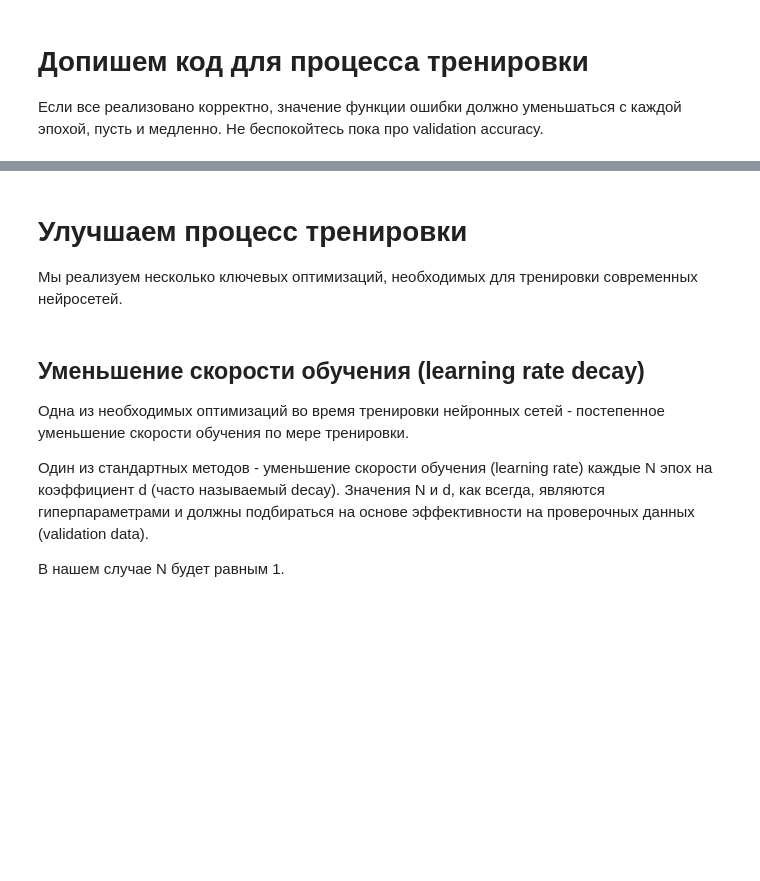
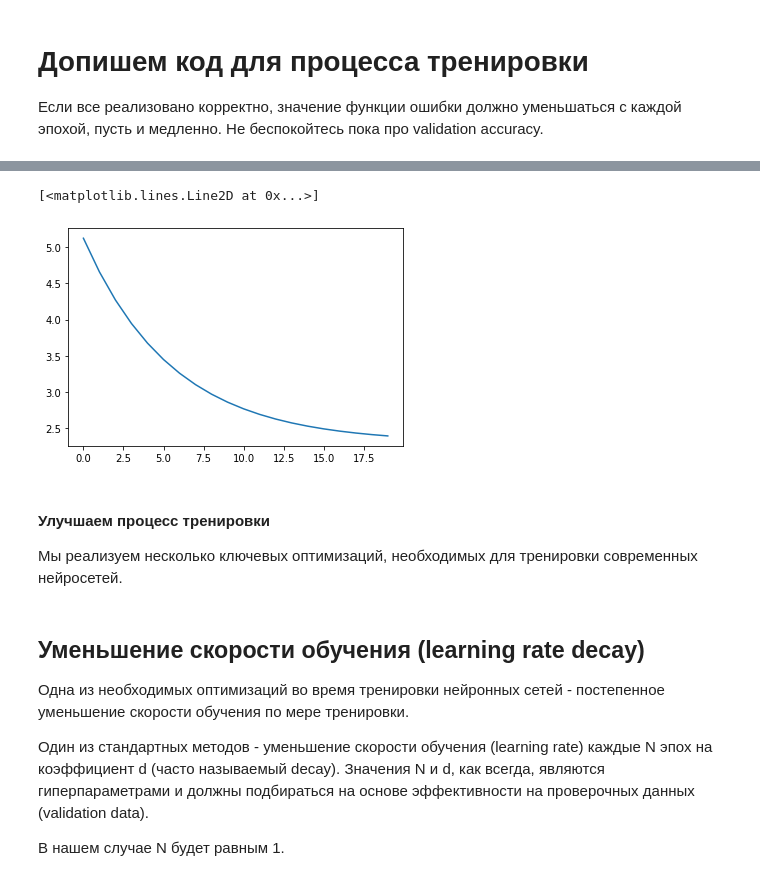
Before and after one commit to PsychoXgod/dlcourse_ai, a Jupyter notebook: assignments/assignment2/Neural Network.ipynb, the cells around one changed output, grey strips where cells are left out. Cells and saved outputs as stored; diff of their text form; code cells hidden in the pictures; blank space fills up the shorter version.

```diff
--- a/assignments/assignment2/Neural Network.ipynb
+++ b/assignments/assignment2/Neural Network.ipynb
@@ -137,7 +139,7 @@ multiclass_accuracy(model_with_reg.predict(train_X[:30]), train_y[:30])
 # %%
 model = TwoLayerNet(n_input = train_X.shape[1], n_output = 10, hidden_layer_size = 100, reg = 1e1)
 dataset = Dataset(train_X, train_y, val_X, val_y)
-trainer = Trainer(model, dataset, SGD(), learning_rate = 1e-2)
+trainer = Trainer(model, dataset, SGD(), learning_rate = 1e-5)
 
 # TODO Implement missing pieces in Trainer.fit function
 # You should expect loss to go down every epoch, even if it's slow
@@ -145,8 +168,12 @@ loss_history, train_history, val_history = trainer.fit()
 # %%
-plt.plot(train_history)
-plt.plot(val_history)
+#plt.plot(train_history)
+#plt.plot(val_history)
+plt.plot(loss_history)
+# %% [output]
+[<matplotlib.lines.Line2D at 0x...>]
+[figure, added]
 # %% [markdown]
-# Улучшаем процесс тренировки
+#### Улучшаем процесс тренировки
 
 Мы реализуем несколько ключевых оптимизаций, необходимых для тренировки современных нейросетей.
 # %% [markdown]
```
Also changed, not shown: parts of 11 cells of this notebook, 8 other files.
